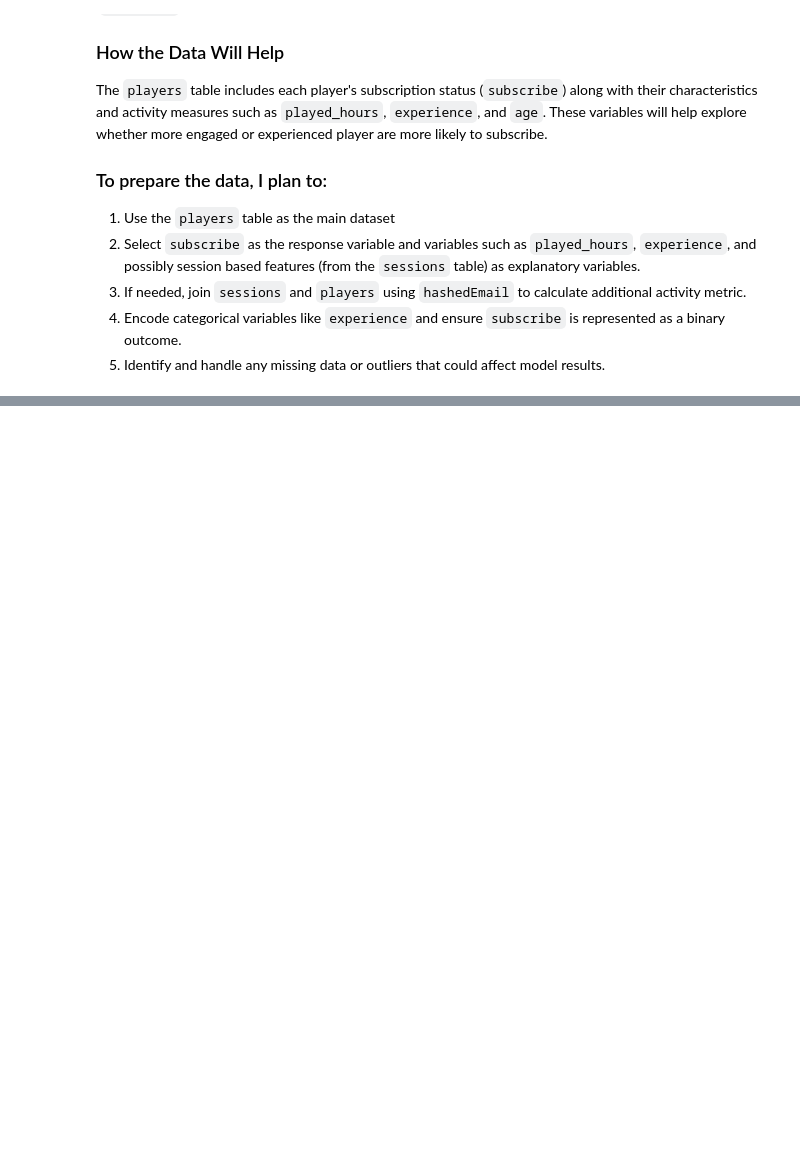
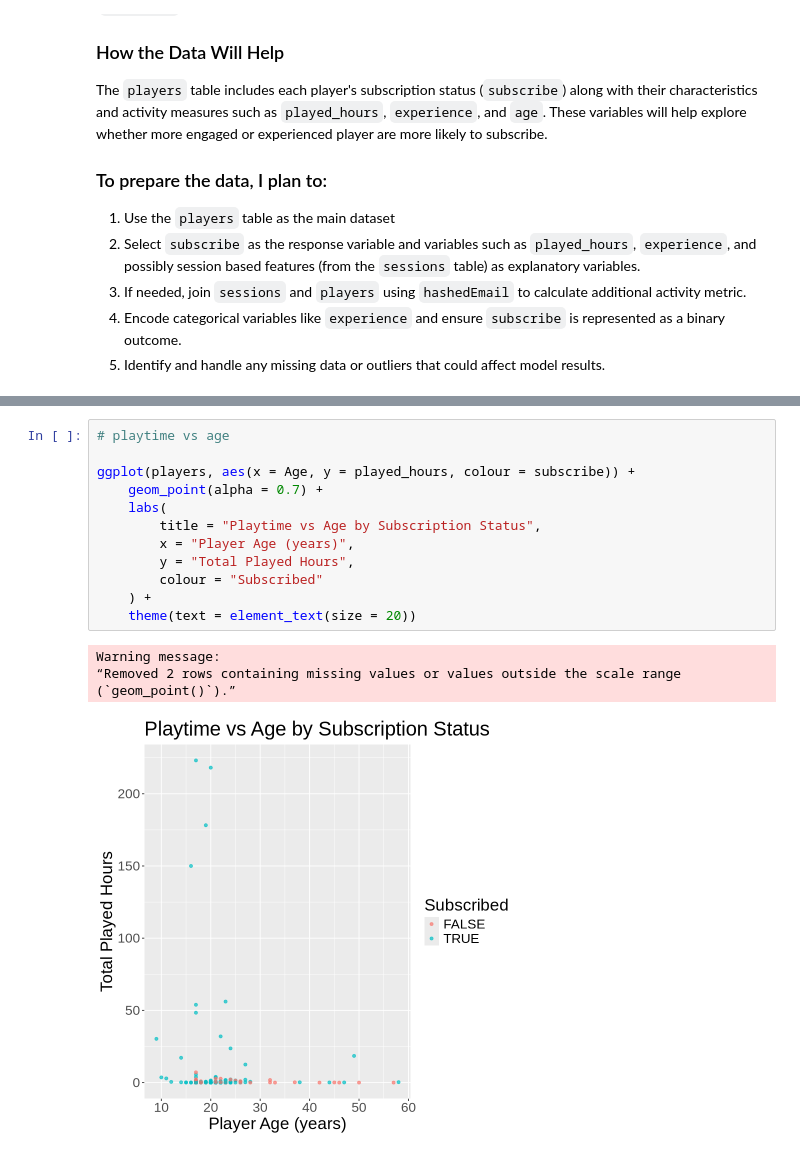
Before and after one commit to emily2628/Dsci-100---Individual-Plan, a Jupyter notebook: Individual Plan.ipynb, the cells around one changed output, grey strips where cells are left out. Saved outputs shown, nothing was run; the diff lists cells and outputs as text; blank space fills up the shorter version.

```diff
--- a/Individual Plan.ipynb
+++ b/Individual Plan.ipynb
@@ -192,0 +233,17 @@ The `players` table includes each player's subscription status (`subscribe`) alo
+# %%
+# playtime vs age
+
+ggplot(players, aes(x = Age, y = played_hours, colour = subscribe)) +
+    geom_point(alpha = 0.7) +
+    labs(
+        title = "Playtime vs Age by Subscription Status",
+        x = "Player Age (years)",
+        y = "Total Played Hours",
+        colour = "Subscribed"
+    ) +
+    theme(text = element_text(size = 20))
+# %% [output]
+Warning message:
+“Removed 2 rows containing missing values or values outside the scale range
+(`geom_point()`).”
+[figure, added]
```
Also changed, not shown: parts of 11 cells of this notebook.
